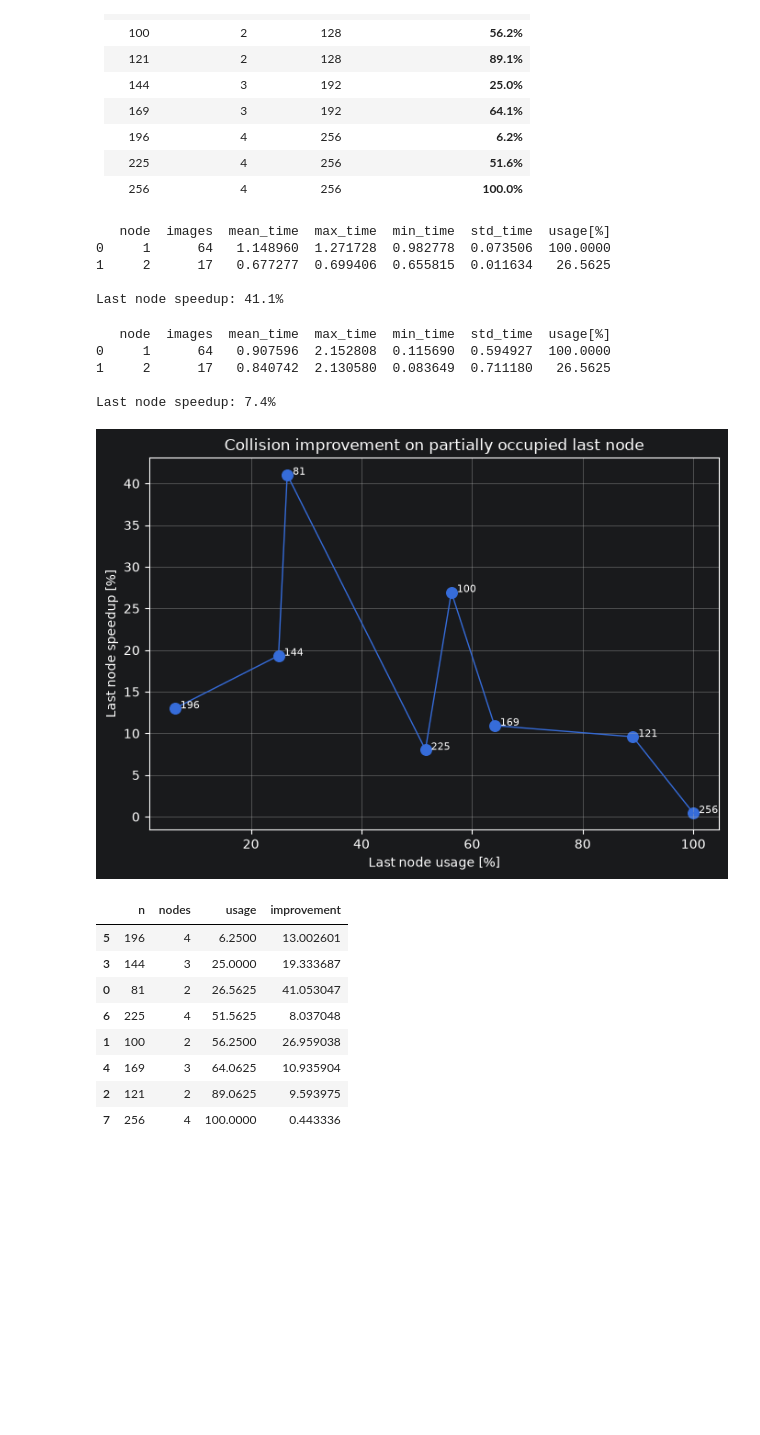
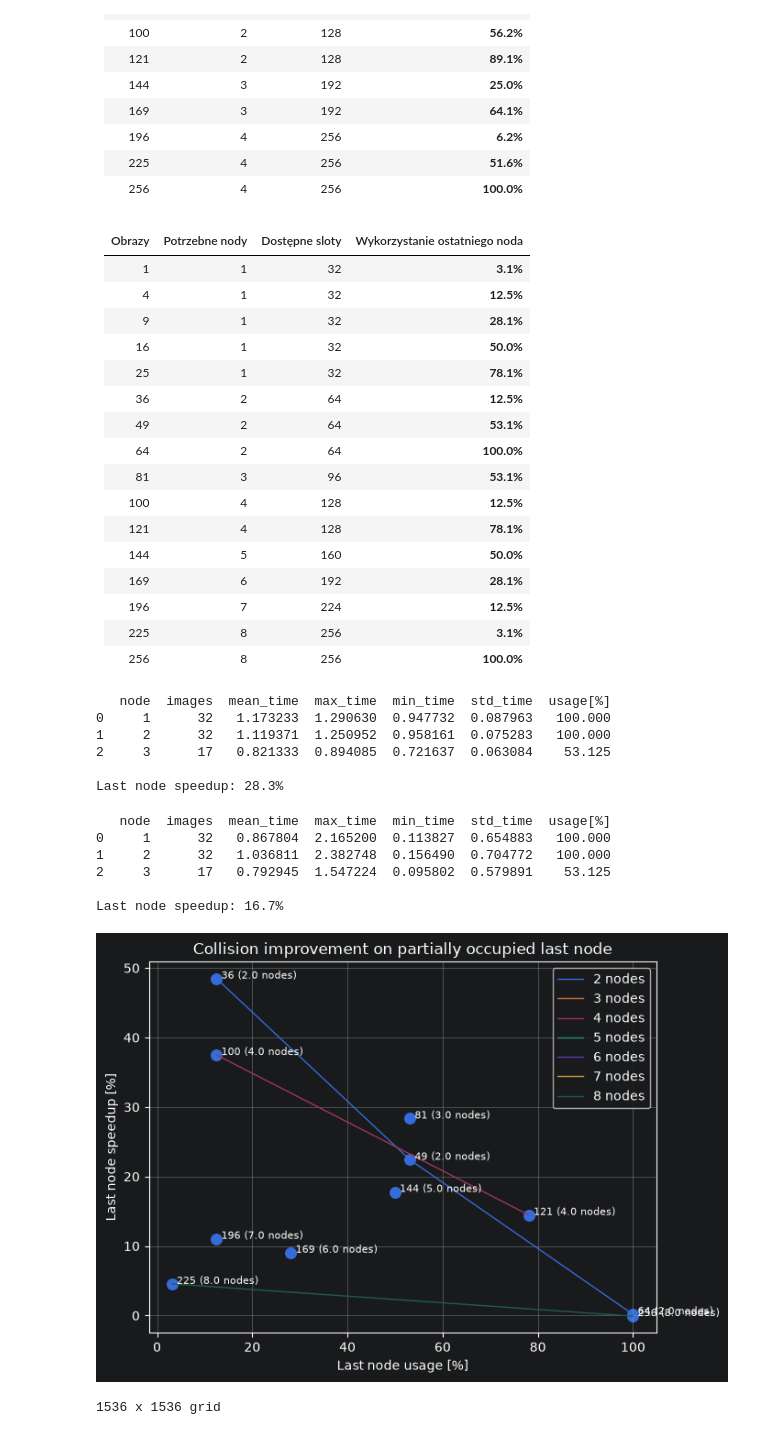
Before and after one commit to FranekM/Lattice-Boltzmann-D2Q9-Solver-in-Fortran, a Jupyter notebook: eval/evaluation.ipynb, the cells around one changed output. Cells and saved outputs as stored; diff of their text form; code cells hidden in the pictures; blank space fills up the shorter version.

```diff
--- a/eval/evaluation.ipynb
+++ b/eval/evaluation.ipynb
@@ -147,0 +148,4 @@ max_agg = (
+# %%
+df = get_df('../out/bw_scaling_1536_spread/stats.tsv')
+avg = get_avg_agg(df)
+max_agg = get_max_agg(df)
@@ -353,4 +425,23 @@ heatmap_times(81, "Reds", "sync")
 |    196 |              4 |            256 |                      **6.2%** |
 |    225 |              4 |            256 |                     **51.6%** |
 |    256 |              4 |            256 |                    **100.0%** |
+# %% [markdown]
+| Obrazy | Potrzebne nody | Dostępne sloty | Wykorzystanie ostatniego noda |
+| -----: | -------------: | -------------: | ----------------------------: |
+|      1 |              1 |             32 |                      **3.1%** |
+|      4 |              1 |             32 |                     **12.5%** |
+|      9 |              1 |             32 |                     **28.1%** |
+|     16 |              1 |             32 |                     **50.0%** |
+|     25 |              1 |             32 |                     **78.1%** |
+|     36 |              2 |             64 |                     **12.5%** |
+|     49 |              2 |             64 |                     **53.1%** |
+|     64 |              2 |             64 |                    **100.0%** |
+|     81 |              3 |             96 |                     **53.1%** |
+|    100 |              4 |            128 |                     **12.5%** |
+|    121 |              4 |            128 |                     **78.1%** |
+|    144 |              5 |            160 |                     **50.0%** |
+|    169 |              6 |            192 |                     **28.1%** |
+|    196 |              7 |            224 |                     **12.5%** |
+|    225 |              8 |            256 |                      **3.1%** |
+|    256 |              8 |            256 |                    **100.0%** |
 # %%
@@ -389,27 +480,30 @@ def node_stage_statistics(n, stage="collision", images_per_node=64):
 
     # return table, improvement
 # %%
-node_stage_statistics(81, stage="collision")
+node_stage_statistics(81, stage="collision", images_per_node=32)
 # %% [output]
    node  images  mean_time  max_time  min_time  std_time  usage[%]
-0     1      64   1.148960  1.271728  0.982778  0.073506  100.0000
-1     2      17   0.677277  0.699406  0.655815  0.011634   26.5625
+0     1      32   1.173233  1.290630  0.947732  0.087963   100.000
+1     2      32   1.119371  1.250952  0.958161  0.075283   100.000
+2     3      17   0.821333  0.894085  0.721637  0.063084    53.125
 
-Last node speedup: 41.1%
+Last node speedup: 28.3%
 # %%
-node_stage_statistics(81, stage="communication")
+node_stage_statistics(81, stage="communication", images_per_node=32)
 # %% [output]
    node  images  mean_time  max_time  min_time  std_time  usage[%]
-0     1      64   0.907596  2.152808  0.115690  0.594927  100.0000
-1     2      17   0.840742  2.130580  0.083649  0.711180   26.5625
+0     1      32   0.867804  2.165200  0.113827  0.654883   100.000
+1     2      32   1.036811  2.382748  0.156490  0.704772   100.000
+2     3      17   0.792945  1.547224  0.095802  0.579891    53.125
 
-Last node speedup: 7.4%
+Last node speedup: 16.7%
 # %%
 def plot_last_node_improvement(
+        df = df,
         stage="collision",
         images_per_node=64,
         connect=False,
-        connect_by_node=False
+        connect_by_node=False,
 ):
     data = []
     for n in sorted(df["n"].unique()):
@@ -468,15 +562,8 @@ def plot_last_node_improvement(
 
     return result
 # %%
-plot_last_node_improvement(stage="collision", connect=True, connect_by_node=False)
+plot_last_node_improvement(stage="collision", connect=False, connect_by_node=True, images_per_node=32)
+print("1536 x 1536 grid")
 # %% [output]
-[figure, old version]
+[figure, new version]
-|  | n | nodes | usage | improvement |
-| 5 | 196 | 4 | 6.2500 | 13.002601 |
-| 3 | 144 | 3 | 25.0000 | 19.333687 |
-| 0 | 81 | 2 | 26.5625 | 41.053047 |
-| 6 | 225 | 4 | 51.5625 | 8.037048 |
-| 1 | 100 | 2 | 56.2500 | 26.959038 |
-| 4 | 169 | 3 | 64.0625 | 10.935904 |
-| 2 | 121 | 2 | 89.0625 | 9.593975 |
-| 7 | 256 | 4 | 100.0000 | 0.443336 |
+1536 x 1536 grid
```
Also changed, not shown: parts of 16 cells of this notebook, 8 other files.
